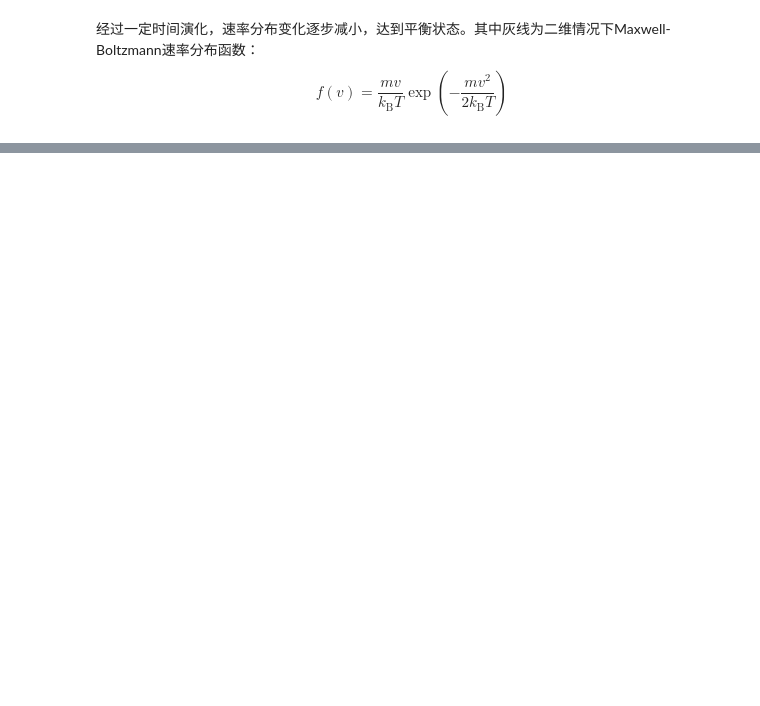
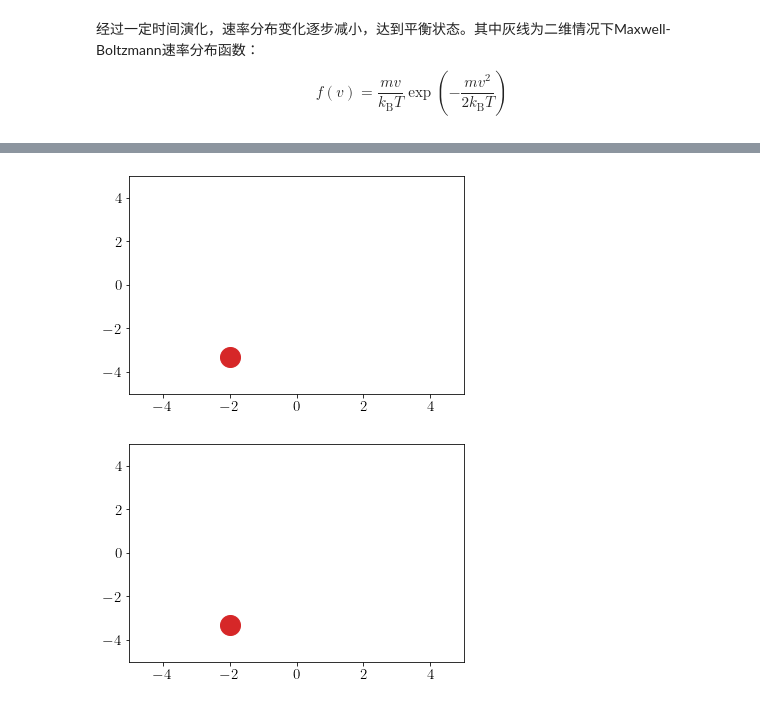
Before and after one commit to sim42/SCML, a Jupyter notebook: Chapter08/2. 分子动力学方法.ipynb, the cells around one changed output, grey strips where cells are left out. Cells and saved outputs as stored; diff of their text form; code cells hidden in the pictures; blank space fills up the shorter version.

```diff
--- a/Chapter08/2. 分子动力学方法.ipynb
+++ b/Chapter08/2. 分子动力学方法.ipynb
@@ -280,0 +413,13 @@ $$f(v) = \frac{mv}{k_\mathrm{B}T}\exp\left(-\frac{mv^2}{2k_\mathrm{B}T}\right)$$
+# %%
+def Calculate_Temperature(vel,BoxSize,DIM,N):
+
+    ene_kin = 0.0
+
+    for i in range(N):
+        real_vel = BoxSize*vel[i,:]
+        ene_kin = ene_kin + 0.5*np.dot(real_vel,real_vel)
+
+    ene_kin_aver = 1.0*ene_kin/N
+    temperature = 2.0*ene_kin_aver/DIM
+
+    return ene_kin_aver,temperature
@@ -280,0 +441,18 @@ $$f(v) = \frac{mv}{k_\mathrm{B}T}\exp\left(-\frac{mv^2}{2k_\mathrm{B}T}\right)$$
+# %%
+DIM = 2 # Dimensions
+N = 32
+
+BoxSize = 10.0#6.35
+
+volume  = BoxSize**DIM
+density = N / volume
+print("volume = ", volume, " density = ", density)
+
+pos = np.random.rand(N,DIM)
+
+pos = pos[:,:DIM]/BoxSize
+
+MassCentre = np.sum(pos,axis=0)/N
+
+for i in range(DIM):
+    pos[:,i] = pos[:,i]-MassCentre[i]
@@ -280,0 +562,5 @@ $$f(v) = \frac{mv}{k_\mathrm{B}T}\exp\left(-\frac{mv^2}{2k_\mathrm{B}T}\right)$$
+# %%
+ene_kin_aver, ene_pot_aver, temperature, pressure, pos = main(pos,NSteps,deltat,TRequested,DumpFreq,epsilon,BoxSize,DIM)
+# %% [output]
+[figure, added]
+[figure, added]
```
Also changed, not shown: parts of 13 cells of this notebook, 2 other files.
